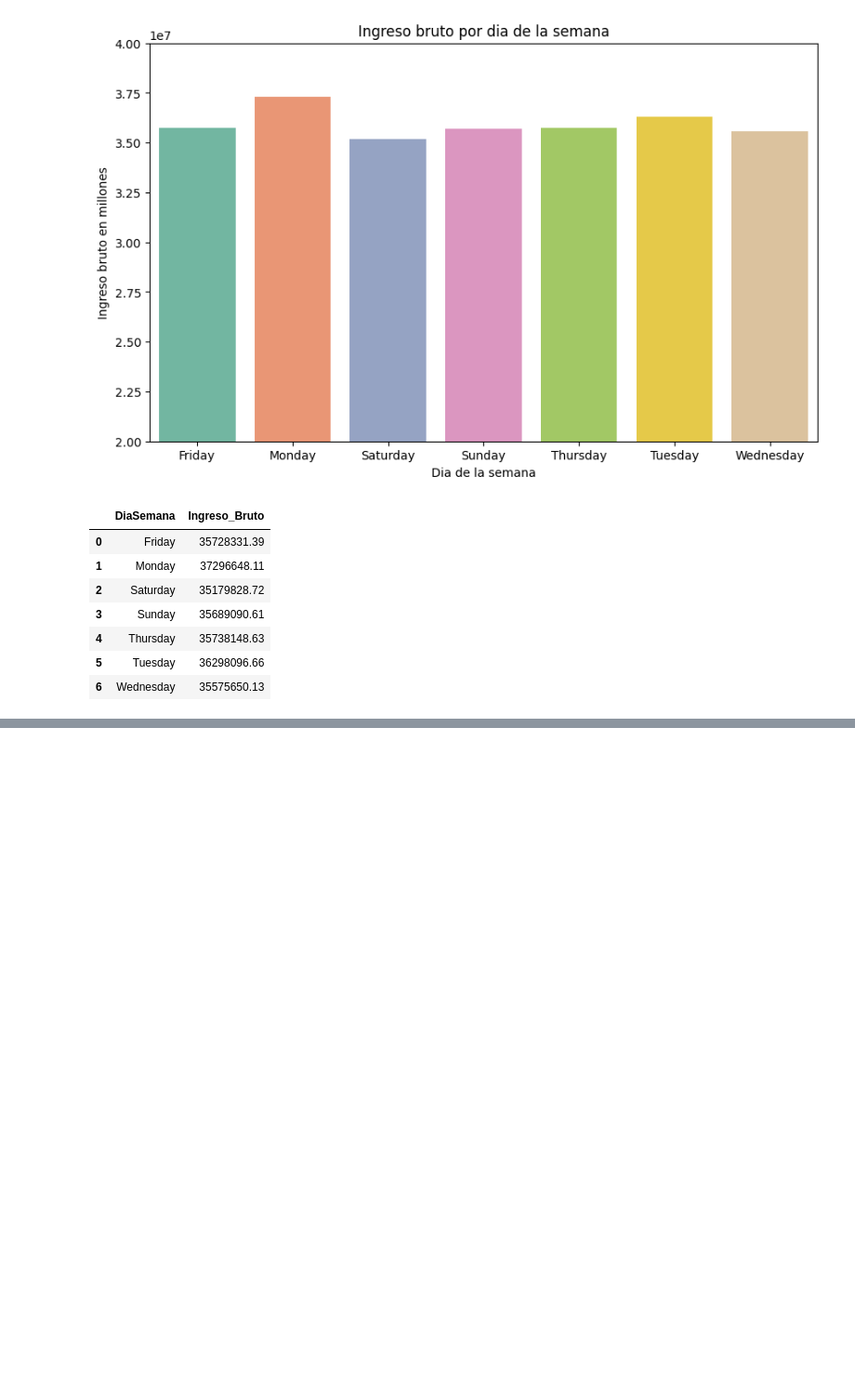
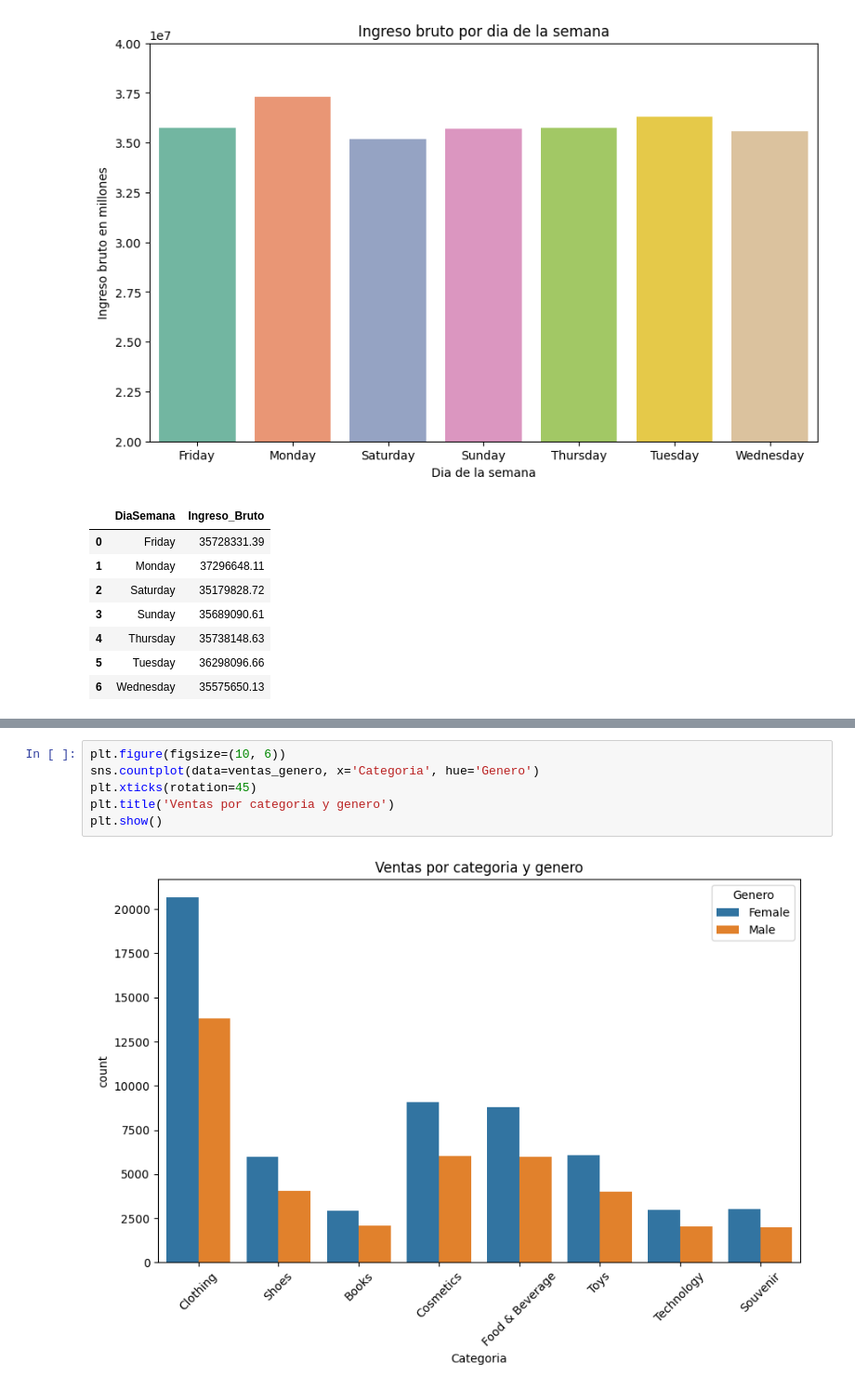
Before and after one commit to juancursed/ProyectoCienciaDatos, a Jupyter notebook: proyecto.ipynb, the cells around one changed output, grey strips where cells are left out. Shown at 93% size. Saved outputs shown, nothing was run; the diff lists cells and outputs as text; blank space fills up the shorter version.

```diff
--- a/proyecto.ipynb
+++ b/proyecto.ipynb
@@ -228,0 +247,8 @@ ventas_categorias
+# %%
+plt.figure(figsize=(10, 6))
+sns.countplot(data=ventas_genero, x='Categoria', hue='Genero')
+plt.xticks(rotation=45)
+plt.title('Ventas por categoria y genero')
+plt.show()
+# %% [output]
+[figure, added]
```
Also changed, not shown: parts of 4 cells of this notebook.
